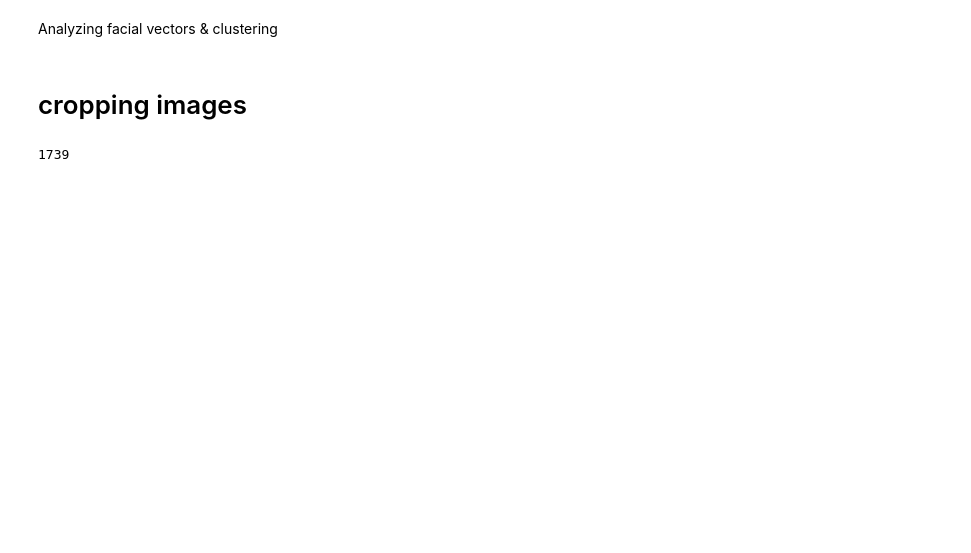
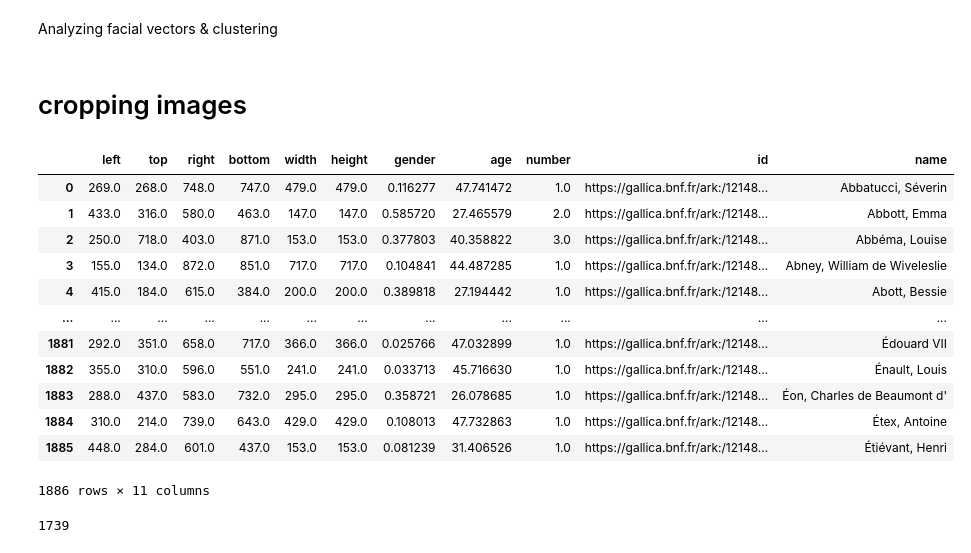
Before and after one commit to liabifano/humans-of-paris-1900, a Jupyter notebook: notebooks/Facial detection.ipynb, the cells around one changed output. Saved outputs shown, nothing was run; the diff lists cells and outputs as text; code cells hidden in the pictures; blank space fills up the shorter version.

```diff
--- a/notebooks/Facial detection.ipynb
+++ b/notebooks/Facial detection.ipynb
@@ -148,3 +185,19 @@ def get_face_image(doc):
+# %%
+age_gender_lables
+# %% [output]
+|  | left | top | right | bottom | width | height | gender | age | number | id | name |
+| 0 | 269.0 | 268.0 | 748.0 | 747.0 | 479.0 | 479.0 | 0.116277 | 47.741472 | 1.0 | https://gallica.bnf.fr/ark:/12148... | Abbatucci, Séverin |
+| 1 | 433.0 | 316.0 | 580.0 | 463.0 | 147.0 | 147.0 | 0.585720 | 27.465579 | 2.0 | https://gallica.bnf.fr/ark:/12148... | Abbott, Emma |
+| 2 | 250.0 | 718.0 | 403.0 | 871.0 | 153.0 | 153.0 | 0.377803 | 40.358822 | 3.0 | https://gallica.bnf.fr/ark:/12148... | Abbéma, Louise |
+| 3 | 155.0 | 134.0 | 872.0 | 851.0 | 717.0 | 717.0 | 0.104841 | 44.487285 | 1.0 | https://gallica.bnf.fr/ark:/12148... | Abney, William de Wiveleslie |
+| 4 | 415.0 | 184.0 | 615.0 | 384.0 | 200.0 | 200.0 | 0.389818 | 27.194442 | 1.0 | https://gallica.bnf.fr/ark:/12148... | Abott, Bessie |
+| ... | ... | ... | ... | ... | ... | ... | ... | ... | ... | ... | ... |
+| 1881 | 292.0 | 351.0 | 658.0 | 717.0 | 366.0 | 366.0 | 0.025766 | 47.032899 | 1.0 | https://gallica.bnf.fr/ark:/12148... | Édouard VII |
+| 1882 | 355.0 | 310.0 | 596.0 | 551.0 | 241.0 | 241.0 | 0.033713 | 45.716630 | 1.0 | https://gallica.bnf.fr/ark:/12148... | Énault, Louis |
+| 1883 | 288.0 | 437.0 | 583.0 | 732.0 | 295.0 | 295.0 | 0.358721 | 26.078685 | 1.0 | https://gallica.bnf.fr/ark:/12148... | Éon, Charles de Beaumont d' |
+| 1884 | 310.0 | 214.0 | 739.0 | 643.0 | 429.0 | 429.0 | 0.108013 | 47.732863 | 1.0 | https://gallica.bnf.fr/ark:/12148... | Étex, Antoine |
+| 1885 | 448.0 | 284.0 | 601.0 | 437.0 | 153.0 | 153.0 | 0.081239 | 31.406526 | 1.0 | https://gallica.bnf.fr/ark:/12148... | Étiévant, Henri |
+1886 rows × 11 columns
 # %%
 import os
 # %%
```
Also changed, not shown: parts of 42 cells of this notebook, 52 other files.
